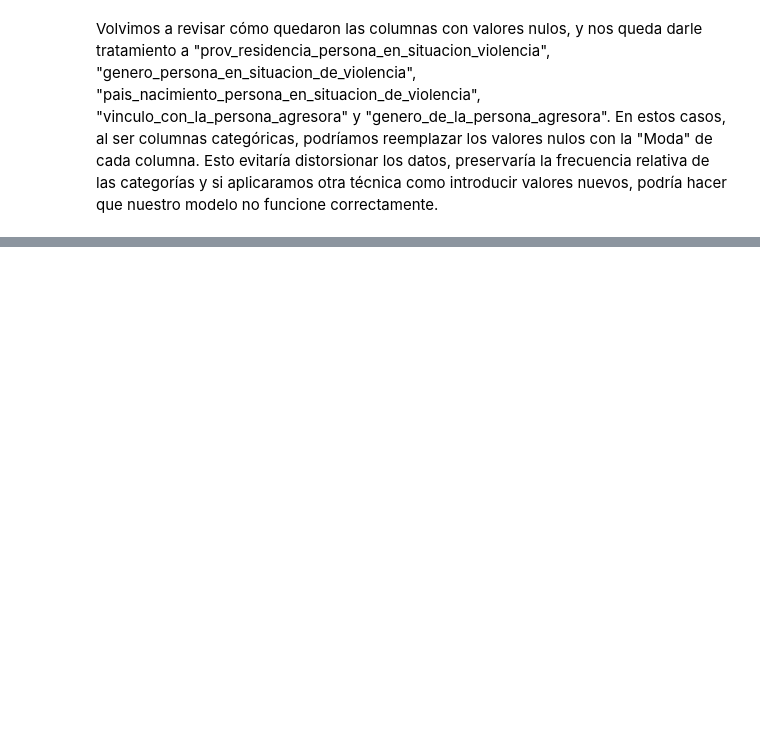
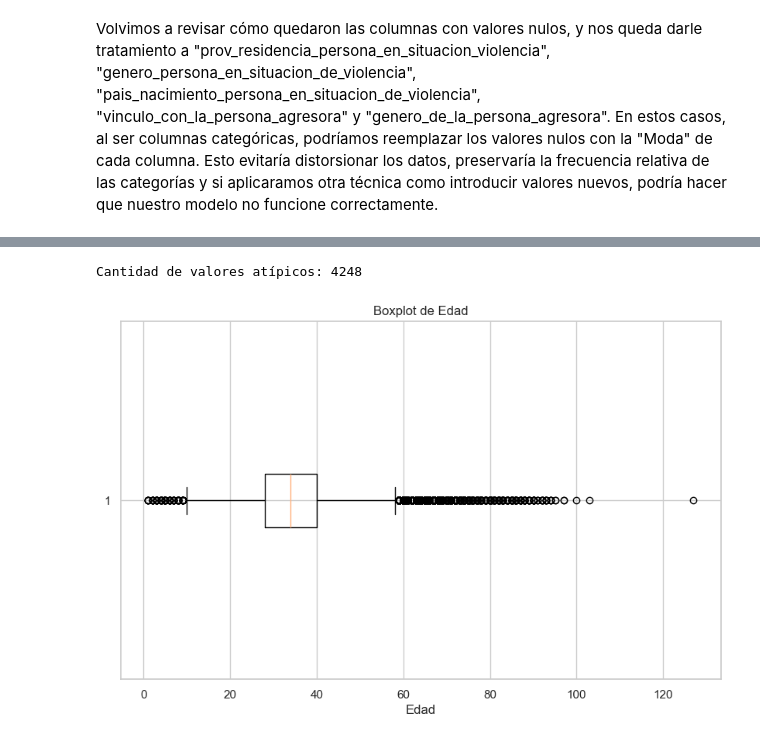
Before and after one commit to casescas/Ciencia_datos_2A1C, a Jupyter notebook: Cookiecutter_Proyecto_Final/notebooks/Proyecto_Final.ipynb, the cells around one changed output, grey strips where cells are left out. Drawn from its saved outputs; the diff is of its cells as text; code cells hidden in the pictures; blank space fills up the shorter version.

```diff
--- a/Cookiecutter_Proyecto_Final/notebooks/Proyecto_Final.ipynb
+++ b/Cookiecutter_Proyecto_Final/notebooks/Proyecto_Final.ipynb
@@ -178,0 +357,27 @@ Conclusión: Durante el proceso de limpieza y transformación de los datos, se p
+# %%
+#Analizamos los valores atípicos en la edad
+#Seleccionamos la columna
+edad = df_final['edad_persona_en_situacion_de_violencia']
+
+#Calculamos Q1 (percentil 25) y Q3 (percentil 75)
+Q1 = edad.quantile(0.25)
+Q3 = edad.quantile(0.75)
+IQR = Q3 - Q1
+
+#Límites inferior y superior
+limite_inferior = Q1 - 1.5 * IQR
+limite_superior = Q3 + 1.5 * IQR
+
+#Filtramos los outliers
+outliers = edad[(edad < limite_inferior) | (edad > limite_superior)]
+
+print(f"Cantidad de valores atípicos: {outliers.count()}")
+
+#Gráficamos boxplot para visualizarlos más rapido
+plt.boxplot(edad, vert=False)
+plt.title('Boxplot de Edad')
+plt.xlabel('Edad')
+plt.show()
+# %% [output]
+Cantidad de valores atípicos: 4248
+[figure, added]
```
Also changed, not shown: parts of 37 cells of this notebook.
